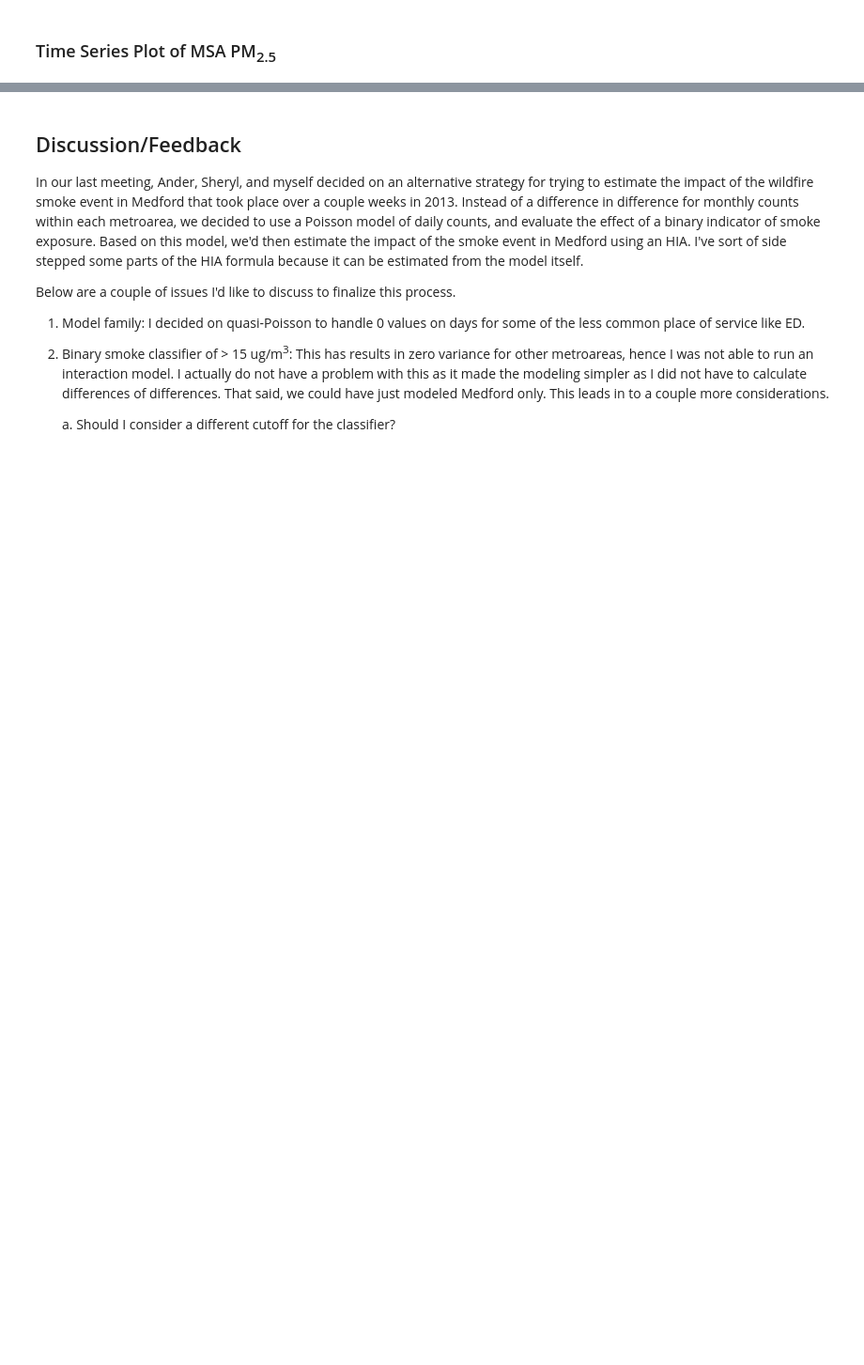
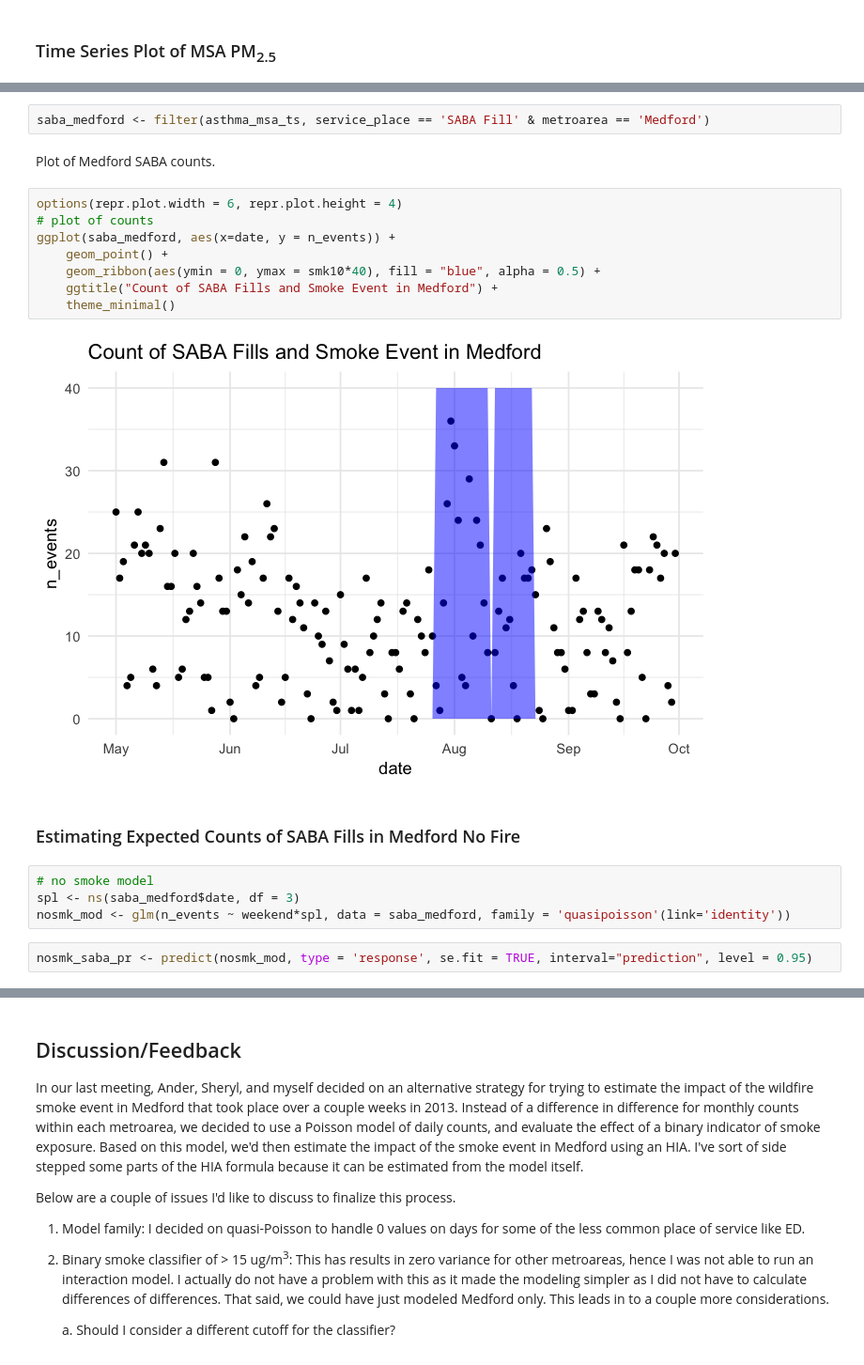
Before and after one commit to RyanGan/oregon_wildfire, a Jupyter notebook: r_scripts/analysis/msa_daily_smoke_analysis.ipynb, the cells around one changed output, grey strips where cells are left out. Shown at 94% size. Cells and saved outputs as stored; diff of their text form; blank space fills up the shorter version.

```diff
--- a/r_scripts/analysis/msa_daily_smoke_analysis.ipynb
+++ b/r_scripts/analysis/msa_daily_smoke_analysis.ipynb
@@ -560,0 +279,22 @@ diff_results
+# %%
+saba_medford <- filter(asthma_msa_ts, service_place == 'SABA Fill' & metroarea == 'Medford')
+# %% [markdown]
+Plot of Medford SABA counts.
+# %%
+options(repr.plot.width = 6, repr.plot.height = 4)
+# plot of counts
+ggplot(saba_medford, aes(x=date, y = n_events)) +
+    geom_point() +
+    geom_ribbon(aes(ymin = 0, ymax = smk10*40), fill = "blue", alpha = 0.5) +
+    ggtitle("Count of SABA Fills and Smoke Event in Medford") +
+    theme_minimal()
+# %% [output]
+[figure, added]
+# %% [markdown]
+### Estimating Expected Counts of SABA Fills in Medford No Fire
+# %%
+# no smoke model
+spl <- ns(saba_medford$date, df = 3)
+nosmk_mod <- glm(n_events ~ weekend*spl, data = saba_medford, family = 'quasipoisson'(link='identity'))
+# %%
+nosmk_saba_pr <- predict(nosmk_mod, type = 'response', se.fit = TRUE, interval="prediction", level = 0.95)
```
Also changed, not shown: parts of 101 cells of this notebook.
